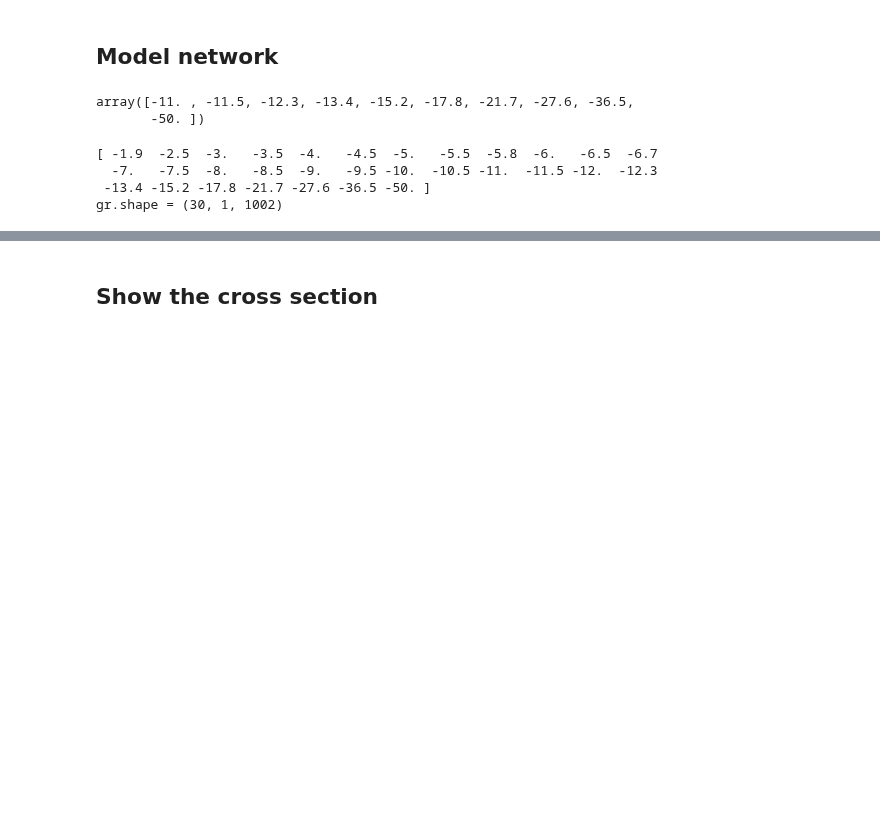
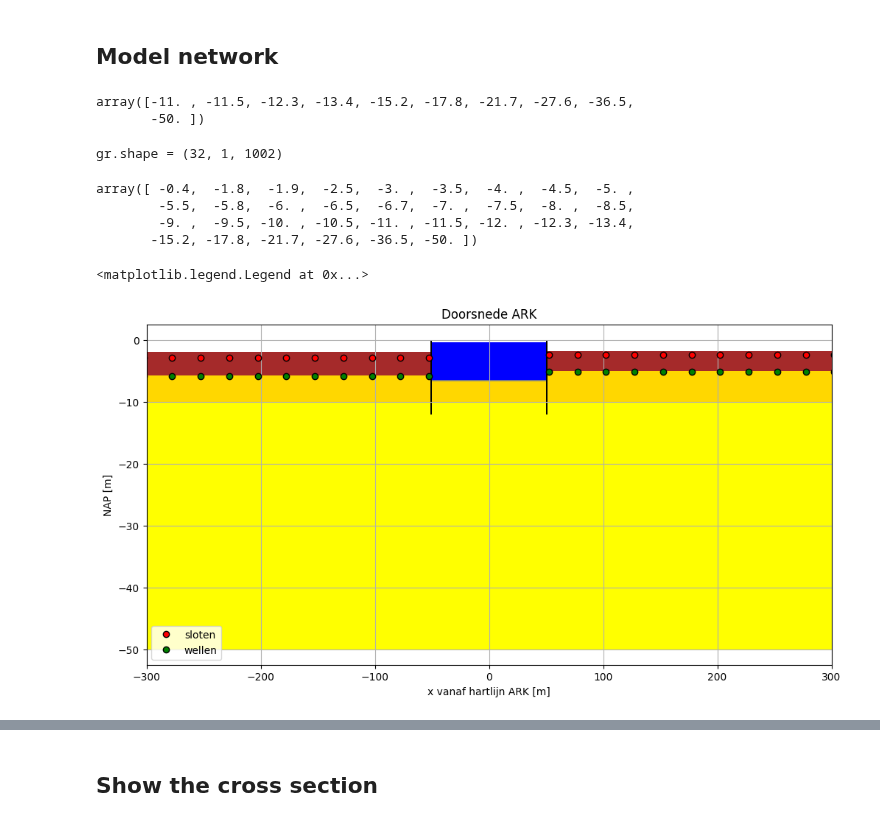
Before and after one commit to Olsthoorn/mf6lab, a Jupyter notebook: Projects/ARK_RWS/notebooks/experient_xsec_ARK.ipynb, the cells around one changed output, grey strips where cells are left out. Cells and saved outputs as stored; diff of their text form; code cells hidden in the pictures; blank space fills up the shorter version.

```diff
--- a/Projects/ARK_RWS/notebooks/experient_xsec_ARK.ipynb
+++ b/Projects/ARK_RWS/notebooks/experient_xsec_ARK.ipynb
@@ -185,27 +225,51 @@ zstrk
 array([-11. , -11.5, -12.3, -13.4, -15.2, -17.8, -21.7, -27.6, -36.5,
        -50. ])
 # %%
-L = 2500.
-Dx_grid  = 5.
-Dx_sloot = 25.
-
 # --- Use 5 m  grid horizontally
-Dx  = 5.0
-x = np.hstack((np.linspace(-L, L, int(2 * L / Dx_grid) + 1),
-              np.array(damw['x']), -np.array(damw['x'])))
+x = np.hstack((np.linspace(-L, L, int(2 * L / Dx_grid) + 1), np.array(damW.x), np.array(damE.x)))
 
 # --- Get useful layer elevations
-z = np.round(np.hstack((ARK['z'][-1], deklW['z'][0], deklW['z'][-1], deklE['z'][-1], boxt['z'][-1], zstrk, damw['z'][-1], np.linspace(-2.5, -12, 20))), 2)
+z = []
+for zone in [ARK, dekW, dekE, boxW, boxE]:
+    z.append(zone.z[0])
+    z.append(zone.z[1])
+z = np.unique(np.hstack((np.array(z), np.linspace(-2.5, -12, 20), zstrk)))[::-1]
 z = np.unique(z)[::-1]
-print(z)
 
 gr = mfgrid.Grid(x, None, z)
 print(f'gr.shape = {gr.shape}')
+
+z
 # %% [output]
-[ -1.9  -2.5  -3.   -3.5  -4.   -4.5  -5.   -5.5  -5.8  -6.   -6.5  -6.7
-  -7.   -7.5  -8.   -8.5  -9.   -9.5 -10.  -10.5 -11.  -11.5 -12.  -12.3
- -13.4 -15.2 -17.8 -21.7 -27.6 -36.5 -50. ]
-gr.shape = (30, 1, 1002)
+gr.shape = (32, 1, 1002)
+array([ -0.4,  -1.8,  -1.9,  -2.5,  -3. ,  -3.5,  -4. ,  -4.5,  -5. ,
+        -5.5,  -5.8,  -6. ,  -6.5,  -6.7,  -7. ,  -7.5,  -8. ,  -8.5,
+        -9. ,  -9.5, -10. , -10.5, -11. , -11.5, -12. , -12.3, -13.4,
+       -15.2, -17.8, -21.7, -27.6, -36.5, -50. ])
+# %%
+# --- Show the grid:
+
+fig, ax = plt.subplots(figsize=(12, 6))
+
+def plot_xsec(ax):
+    for zone in [strk, boxW, boxE, dekW, dekE, damW, damE, ARK, canal_bot]:
+        ax.add_patch(zone.patch())
+    ax.plot(dekW.sloten['x'], dekW.sloten['z'], 'ro', mec='k', label='sloten')
+    ax.plot(dekE.sloten['x'], dekE.sloten['z'], 'ro', mec='k', label='')
+    ax.plot(boxW.wellen['x'], boxW.wellen['z'], 'go', mec='k', label='wellen')
+    ax.plot(boxE.wellen['x'], boxE.wellen['z'], 'go', mec='k', label='')
+
+plot_xsec(ax)
+
+ax.set_title("Doorsnede ARK")
+ax.set_xlabel("x vanaf hartlijn ARK [m]")
+ax.set_ylabel("NAP [m]")
+ax.grid()
+ax.set_xlim(-300, 300)
+ax.legend()
+# %% [output]
+<matplotlib.legend.Legend at 0x...>
+[figure, added]
 # %%
 N=10
 
```
Also changed, not shown: parts of 20 cells of this notebook.
